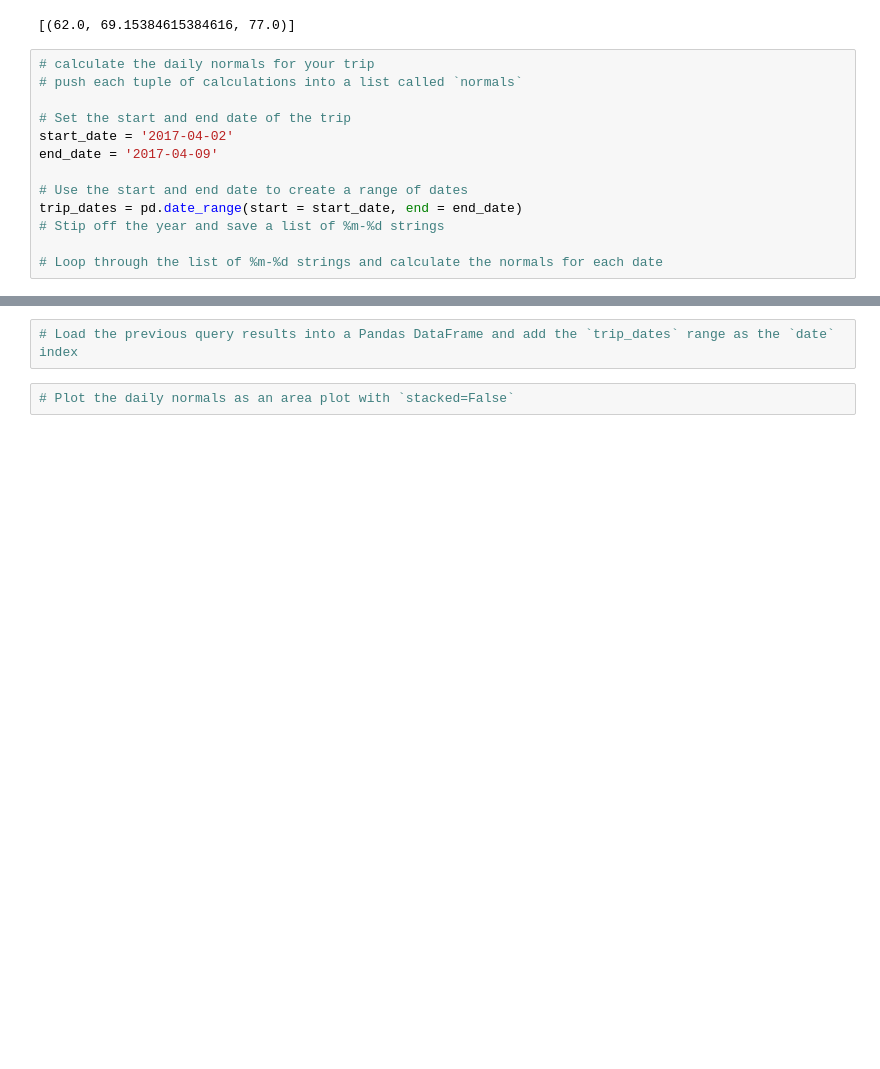
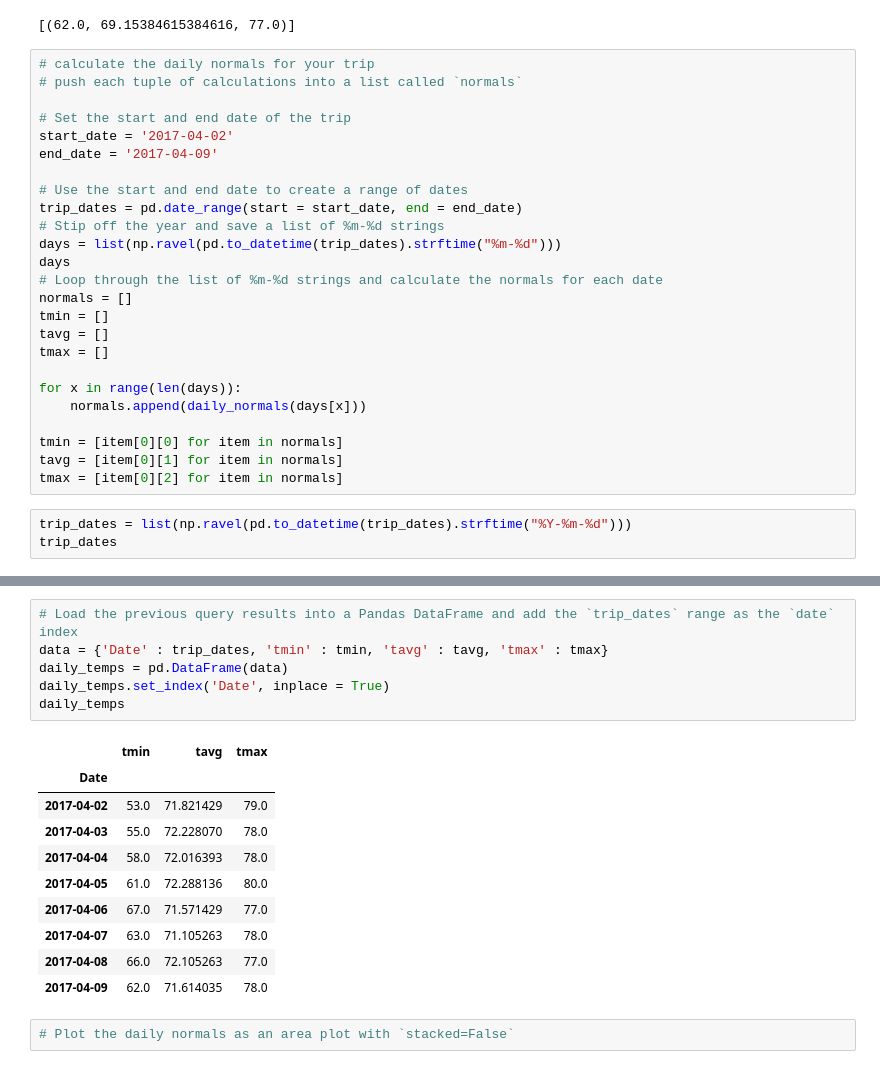
Before and after one commit to RUBALBHULLAR/SQLAlchemy--Surfs-Up-, a Jupyter notebook: climate_starter.ipynb, the cells around one changed output, grey strips where cells are left out. Cells and saved outputs as stored; diff of their text form; blank space fills up the shorter version.

Commit message:
set start and end trips

```diff
--- a/climate_starter.ipynb
+++ b/climate_starter.ipynb
@@ -389,5 +389,20 @@ end_date = '2017-04-09'
 # Use the start and end date to create a range of dates
 trip_dates = pd.date_range(start = start_date, end = end_date)
 # Stip off the year and save a list of %m-%d strings
+days = list(np.ravel(pd.to_datetime(trip_dates).strftime("%m-%d")))
+days
+# Loop through the list of %m-%d strings and calculate the normals for each date
+normals = []
+tmin = []
+tavg = []
+tmax = []
 
-# Loop through the list of %m-%d strings and calculate the normals for each date
+for x in range(len(days)):
+    normals.append(daily_normals(days[x]))
+
+tmin = [item[0][0] for item in normals]
+tavg = [item[0][1] for item in normals]
+tmax = [item[0][2] for item in normals]
+# %%
+trip_dates = list(np.ravel(pd.to_datetime(trip_dates).strftime("%Y-%m-%d")))
+trip_dates
@@ -394,4 +418,19 @@ trip_dates = pd.date_range(start = start_date, end = end_date)
 # %%
 # Load the previous query results into a Pandas DataFrame and add the `trip_dates` range as the `date` index
+data = {'Date' : trip_dates, 'tmin' : tmin, 'tavg' : tavg, 'tmax' : tmax}
+daily_temps = pd.DataFrame(data)
+daily_temps.set_index('Date', inplace = True)
+daily_temps
+# %% [output]
+|  | tmin | tavg | tmax |
+| Date |  |  |  |
+| 2017-04-02 | 53.0 | 71.821429 | 79.0 |
+| 2017-04-03 | 55.0 | 72.228070 | 78.0 |
+| 2017-04-04 | 58.0 | 72.016393 | 78.0 |
+| 2017-04-05 | 61.0 | 72.288136 | 80.0 |
+| 2017-04-06 | 67.0 | 71.571429 | 77.0 |
+| 2017-04-07 | 63.0 | 71.105263 | 78.0 |
+| 2017-04-08 | 66.0 | 72.105263 | 77.0 |
+| 2017-04-09 | 62.0 | 71.614035 | 78.0 |
 # %%
 # Plot the daily normals as an area plot with `stacked=False`
```
Also changed, not shown: parts of 1 cell of this notebook.
